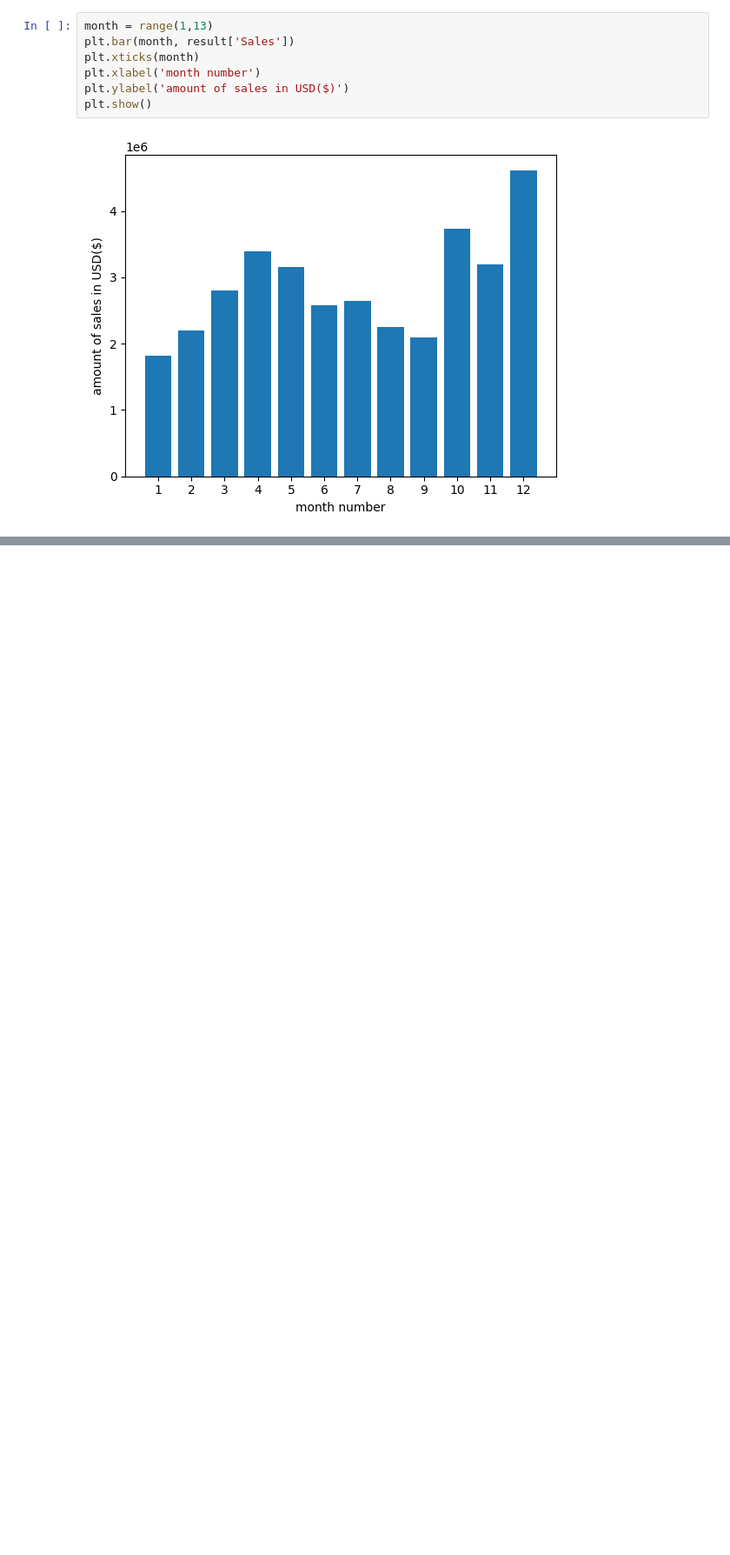
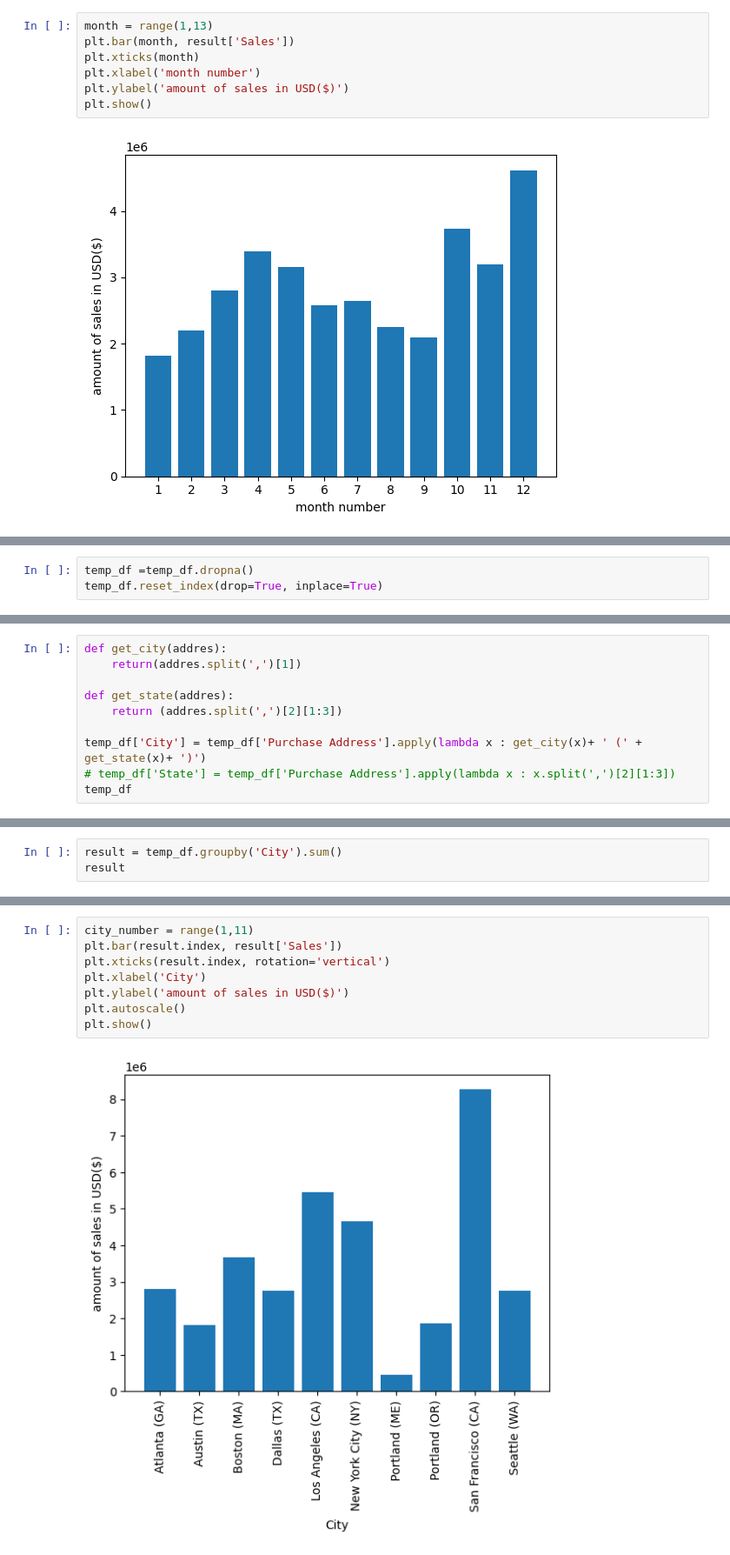
Before and after one commit to RasoolNosratiNia/Pandas-Data-Science-Tasks, a Jupyter notebook: SalesAnalysis/My-own-Analysis.ipynb, the cells around one changed output, grey strips where cells are left out. Shown at 87% size. Saved outputs shown, nothing was run; the diff lists cells and outputs as text; blank space fills up the shorter version.

```diff
--- a/SalesAnalysis/My-own-Analysis.ipynb
+++ b/SalesAnalysis/My-own-Analysis.ipynb
@@ -126,0 +127,3 @@ plt.show()
+# %%
+temp_df =temp_df.dropna()
+temp_df.reset_index(drop=True, inplace=True)
@@ -126,0 +146,10 @@ plt.show()
+# %%
+def get_city(addres):
+    return(addres.split(',')[1])
+
+def get_state(addres):
+    return (addres.split(',')[2][1:3])
+
+temp_df['City'] = temp_df['Purchase Address'].apply(lambda x : get_city(x)+ ' (' + get_state(x)+ ')')
+# temp_df['State'] = temp_df['Purchase Address'].apply(lambda x : x.split(',')[2][1:3])
+temp_df
@@ -126,0 +170,3 @@ plt.show()
+# %%
+result = temp_df.groupby('City').sum()
+result
@@ -126,0 +186,10 @@ plt.show()
+# %%
+city_number = range(1,11)
+plt.bar(result.index, result['Sales'])
+plt.xticks(result.index, rotation='vertical')
+plt.xlabel('City')
+plt.ylabel('amount of sales in USD($)')
+plt.autoscale()
+plt.show()
+# %% [output]
+[figure, added]
```
Also changed, not shown: parts of 24 cells of this notebook.
